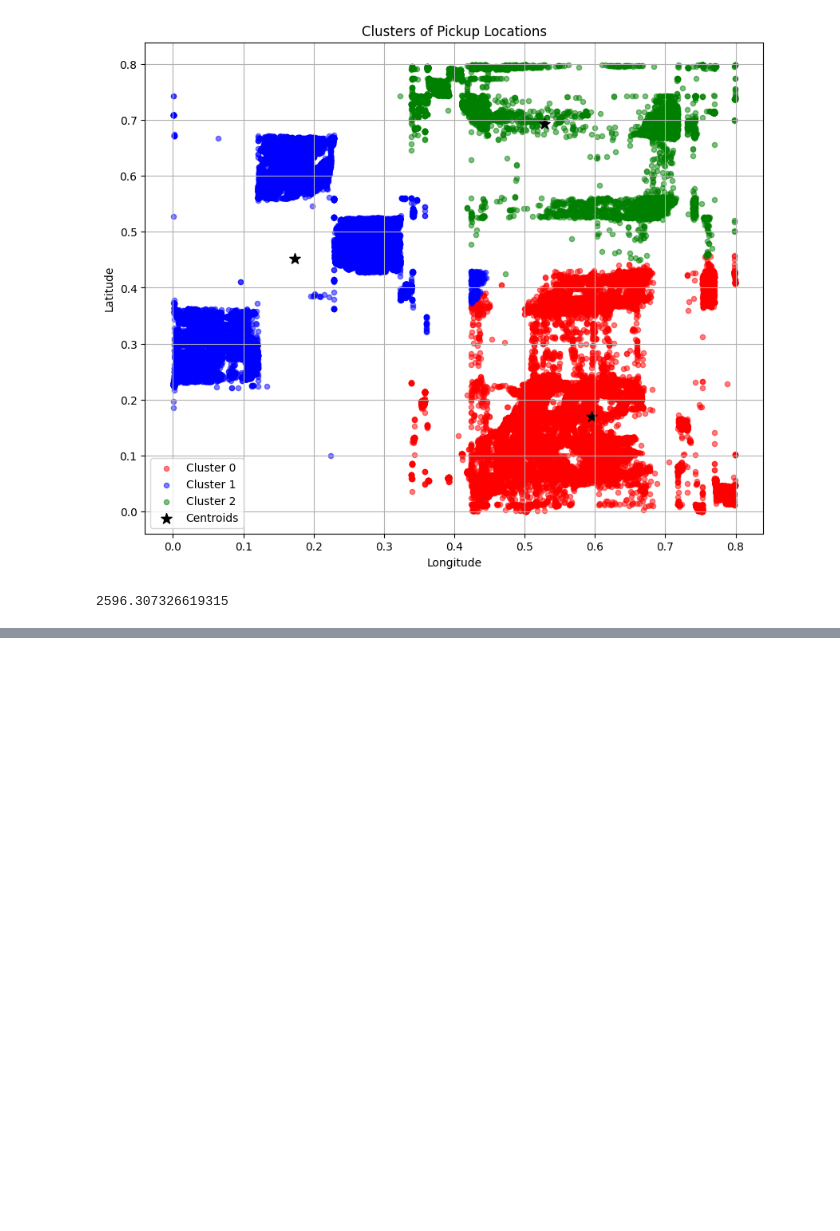
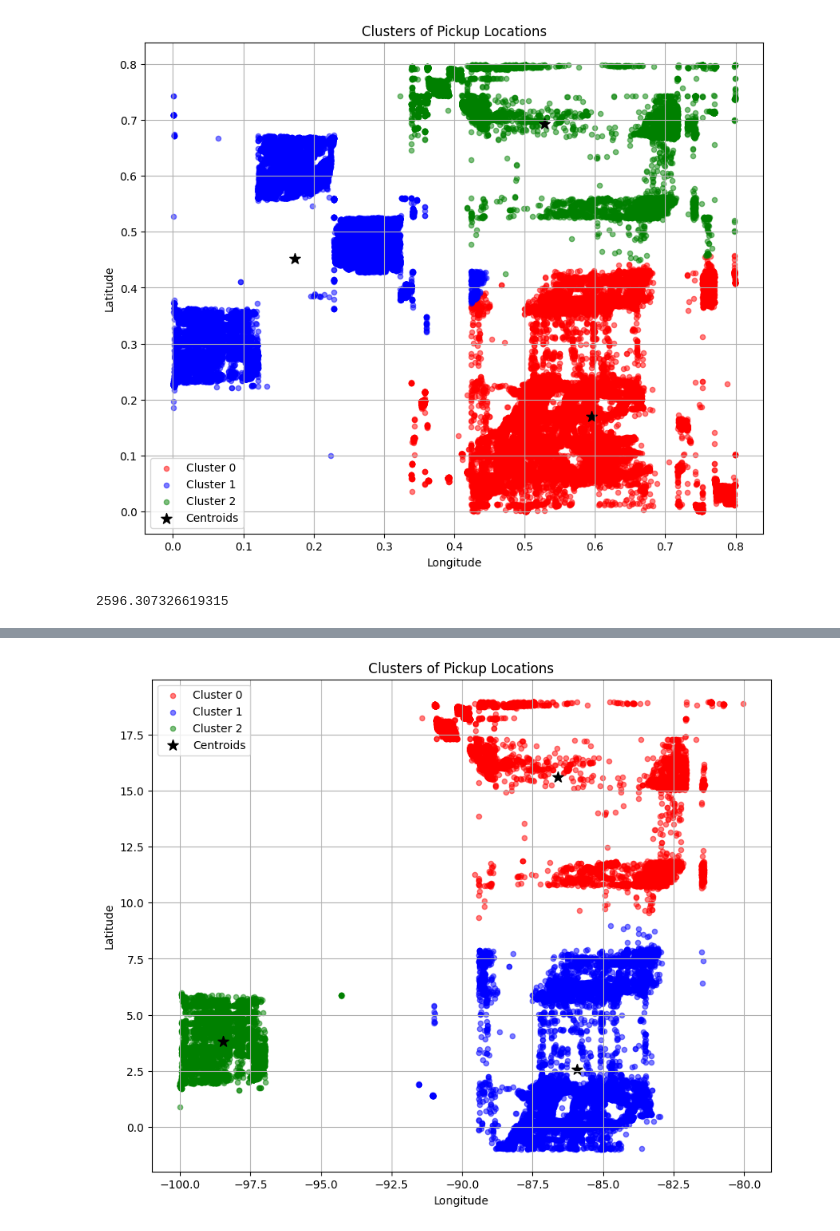
Before and after one commit to MatteoAldovardi92/Taxi_Project, a Jupyter notebook: TaxiDriverClustering.ipynb, the cells around one changed output, grey strips where cells are left out. Cells and saved outputs as stored; diff of their text form; code cells hidden in the pictures; blank space fills up the shorter version.

```diff
--- a/TaxiDriverClustering.ipynb
+++ b/TaxiDriverClustering.ipynb
@@ -91,0 +197,16 @@ dropoff_locations = [(lat, lon) for lat, lon in zip(df['dropoff_latitude'], df['
+# %%
+def inverse_normalize(value, min_val, max_val):
+    return value * (max_val - min_val) + min_val
+
+def normalize(value, min_val, max_val):
+    return (value - min_val) / (max_val - min_val)
+# %%
+df = all_df
+# %%
+# Example: suppose these are normalized values
+df['pickup_longitude_original'] = inverse_normalize(df['pickup_longitude'], -100, -75)
+df['pickup_latitude_original'] = inverse_normalize(df['pickup_latitude'], -5, 25)
+
+# If you want to normalize dropoff coordinates in the same way:
+df['dropoff_longitude_norm'] = normalize(df['dropoff_longitude'], -100, -75)
+df['dropoff_latitude_norm'] = normalize(df['dropoff_latitude'], -5, 25)
@@ -91,0 +310,51 @@ dropoff_locations = [(lat, lon) for lat, lon in zip(df['dropoff_latitude'], df['
+# %%
+import matplotlib.pyplot as plt
+import pandas as pd
+import numpy as np
+from sklearn.cluster import KMeans
+
+dropoff_locations = [(lat, lon) for lat, lon in zip(df['dropoff_latitude'], df['dropoff_longitude']) ]
+pickup_locations = [(lat, lon) for lat, lon in zip(df['pickup_latitude_original'], df['pickup_longitude_original']) ]
+
+
+pickup_locations = np.array(pickup_locations) # convert to numpy array for the algorithm
+
+# Apply KMeans clustering
+number_of_clusters = 3  # You can adjust this as needed
+kmeans1 = KMeans(n_clusters=number_of_clusters, random_state=0)
+kmeans1.fit(pickup_locations)
+
+# Get cluster labels and centroids
+pickup_labels = kmeans1.labels_
+centroids1 = kmeans1.cluster_centers_
+
+# Create a pandas DataFrame from the pickup locations, labels and centroids
+df_plot1 = pd.DataFrame(pickup_locations, columns=['pickup_latitude', 'pickup_longitude'])
+df_plot1['cluster'] = pickup_labels
+
+# Create a basic scatter plot
+plt.figure(figsize=(10, 8))
+
+# Define colors for the clusters.  Ensure you have enough colors for the number of clusters
+colors = ['red', 'blue', 'green', 'purple', 'orange', 'cyan', 'magenta', 'yellow', 'black', 'gray']  # Add more if needed
+
+# Plot the pickup points, colored by cluster.  Handle the case where there are more clusters than colors.
+for i in range(len(centroids1)):
+    cluster_points1 = df_plot1[df_plot1['cluster'] == i]  # Get points for this cluster
+    if i < len(colors):
+        plt.scatter(cluster_points1['pickup_longitude'], cluster_points1['pickup_latitude'], color=colors[i], label=f'Cluster {i}', s=20, alpha=0.5)
+    else:
+        plt.scatter(cluster_points1['pickup_longitude'], cluster_points1['pickup_latitude'], color='gray', label=f'Cluster {i}', s=20, alpha=0.5) # Color points gray if there are not enough colors
+
+# Plot the centroids
+plt.scatter(np.array(centroids1)[:, 1], np.array(centroids1)[:, 0], color='black', marker='*', s=100, label='Centroids')
+
+# Add labels and title
+plt.xlabel('Longitude')
+plt.ylabel('Latitude')
+plt.title('Clusters of Pickup Locations')
+plt.legend()
+plt.grid(True)
+plt.show()
+# %% [output]
+[figure, added]
```
Also changed, not shown: parts of 34 cells of this notebook.
